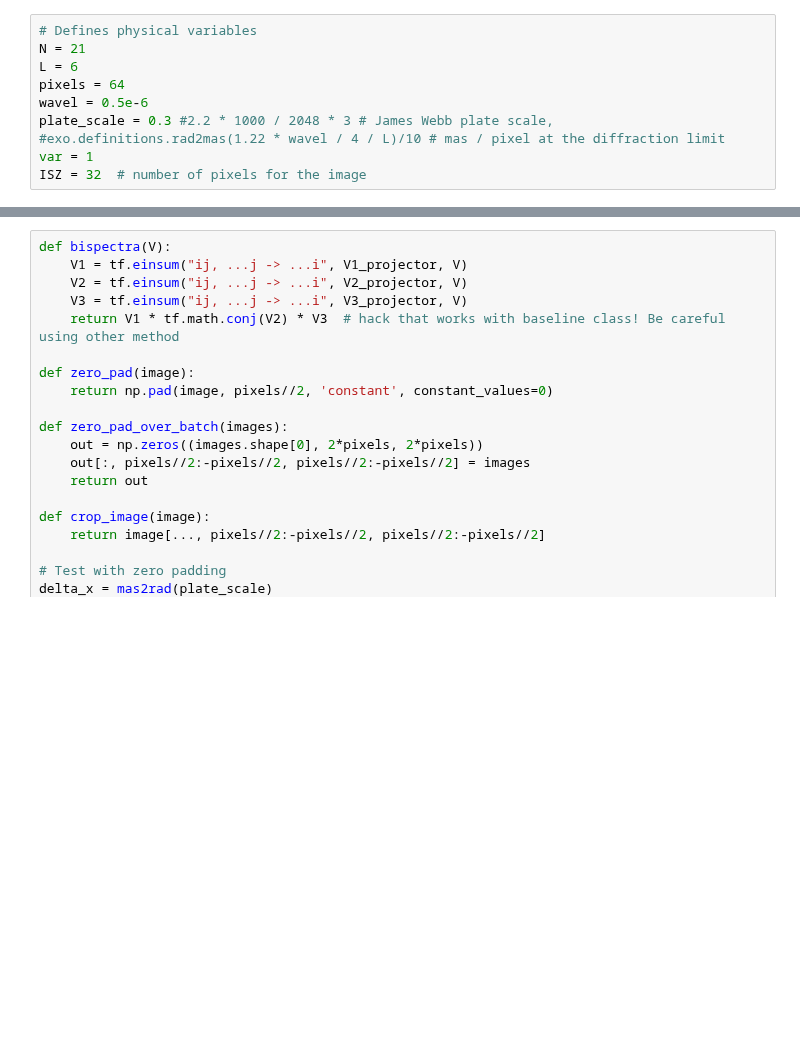
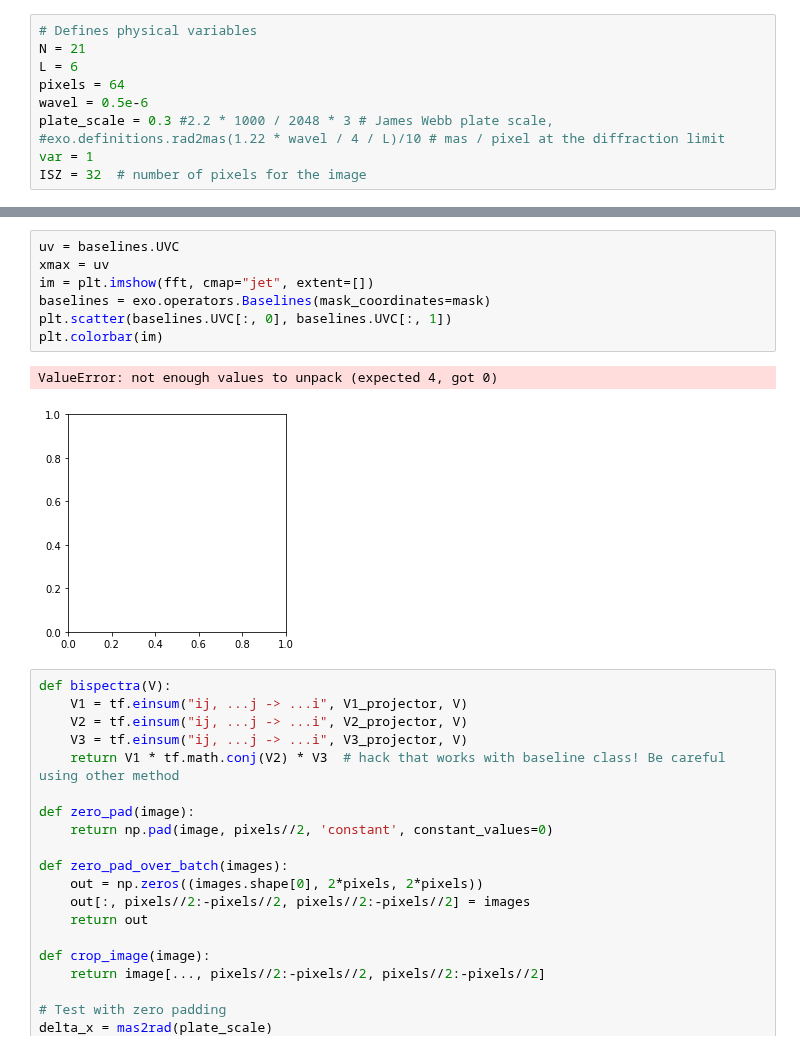
Before and after one commit to AlexandreAdam/ExoRIM, a Jupyter notebook: notebooks/physical_model_tests.ipynb, the cells around one changed output, grey strips where cells are left out. Drawn from its saved outputs; the diff is of its cells as text; blank space fills up the shorter version.

```diff
--- a/notebooks/physical_model_tests.ipynb
+++ b/notebooks/physical_model_tests.ipynb
@@ -64,3 +80,13 @@ plt.imshow(image, cmap="gray")
+# %%
+uv = baselines.UVC
+xmax = uv
+im = plt.imshow(fft, cmap="jet", extent=[])
+baselines = exo.operators.Baselines(mask_coordinates=mask)
+plt.scatter(baselines.UVC[:, 0], baselines.UVC[:, 1])
+plt.colorbar(im)
+# %% [output]
+ValueError: not enough values to unpack (expected 4, got 0)
+[figure, added]
 # %%
 def bispectra(V):
     V1 = tf.einsum("ij, ...j -> ...i", V1_projector, V)
```
Also changed, not shown: parts of 9 cells of this notebook, 13 other files.
